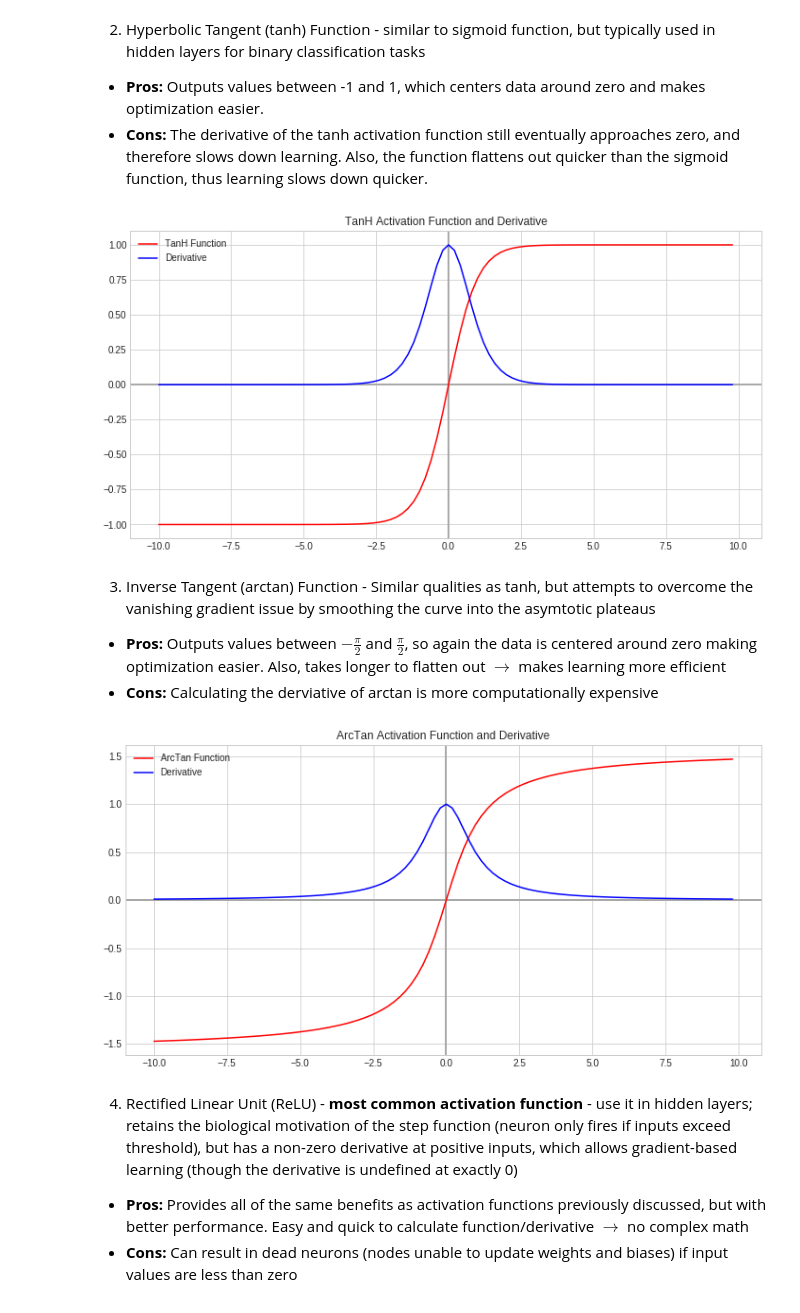
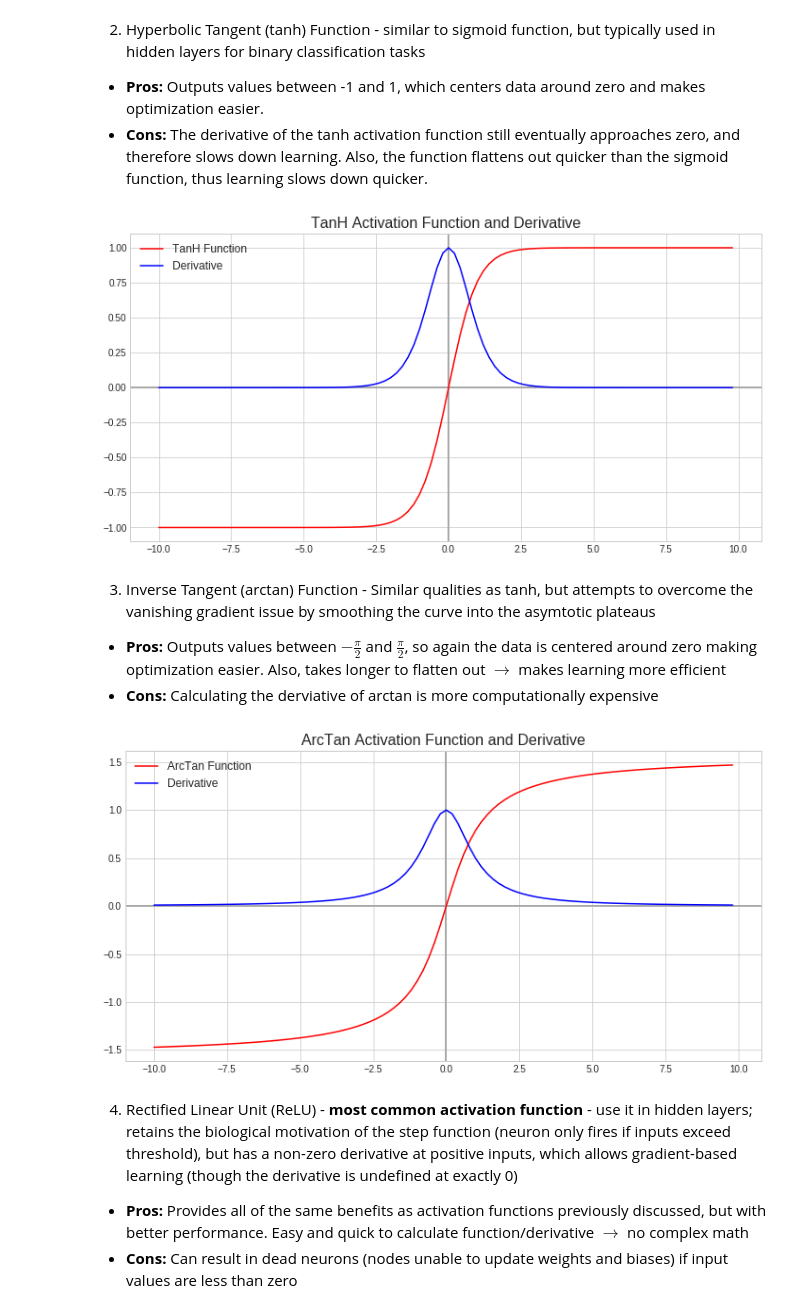
Before and after one commit to kpokrass/review, a Jupyter notebook: Activation_functions.ipynb, the cells around one changed output. Saved outputs shown, nothing was run; the diff lists cells and outputs as text; code cells hidden in the pictures.

```diff
--- a/Activation_functions.ipynb
+++ b/Activation_functions.ipynb
@@ -95,25 +97,25 @@ plt.show()
 # %%
 def tanh(x, derivative=False):
     f = np.tanh(x)
     if (derivative == True):
         return (1 - (f ** 2))
     return np.tanh(x)
 
 
 y = tanh(z)
 dy = tanh(z, derivative=True)
 
 fig = plt.figure(figsize=(12,6))
 
-plt.title("TanH Activation Function and Derivative")
+plt.title("TanH Activation Function and Derivative", fontsize=16)
 plt.axhline(color="darkgray", linewidth=2,)
 plt.axvline(color="darkgray", linewidth=2,)
 plt.plot(z, y, 'r', label='TanH Function')
 plt.plot(z, dy, 'b', label='Derivative')
-plt.legend()
+plt.legend(fontsize="large")
 plt.show()
 # %% [output]
-[figure, old version]
+[figure, new version]
 # %% [markdown]
 3. Inverse Tangent (arctan) Function - Similar qualities as tanh, but attempts to overcome the vanishing gradient issue by smoothing the curve into the asymtotic plateaus
   * **Pros:** Outputs values between $-\frac{\pi}{2}$ and $\frac{\pi}{2}$, so again the data is centered around zero making optimization easier. Also, takes longer to flatten out $\to$ makes learning more efficient
@@ -128,15 +130,15 @@ y = arctan(z)
 dy = arctan(z, derivative = True)
 
 fig = plt.figure(figsize=(12,6))
-plt.title("ArcTan Activation Function and Derivative")
+plt.title("ArcTan Activation Function and Derivative", fontsize=16)
 plt.axhline(color="darkgray", linewidth=2,)
 plt.axvline(color="darkgray", linewidth=2,)
 plt.plot(z, y, 'r', label='ArcTan Function')
 plt.plot(z, dy, 'b', label='Derivative')
-plt.legend()
+plt.legend(fontsize="large")
 plt.show()
 # %% [output]
-[figure, old version]
+[figure, new version]
 # %% [markdown]
 4. Rectified Linear Unit (ReLU) - **most common activation function** - use it in hidden layers; retains the biological motivation of the step function (neuron only fires if inputs exceed threshold), but has a non-zero derivative at positive inputs, which allows gradient-based learning (though the derivative is undefined at exactly 0)
   * **Pros:** Provides all of the same benefits as activation functions previously discussed, but with better performance. Easy and quick to calculate function/derivative $\to$ no complex math
```
Also changed, not shown: parts of 7 cells of this notebook.
